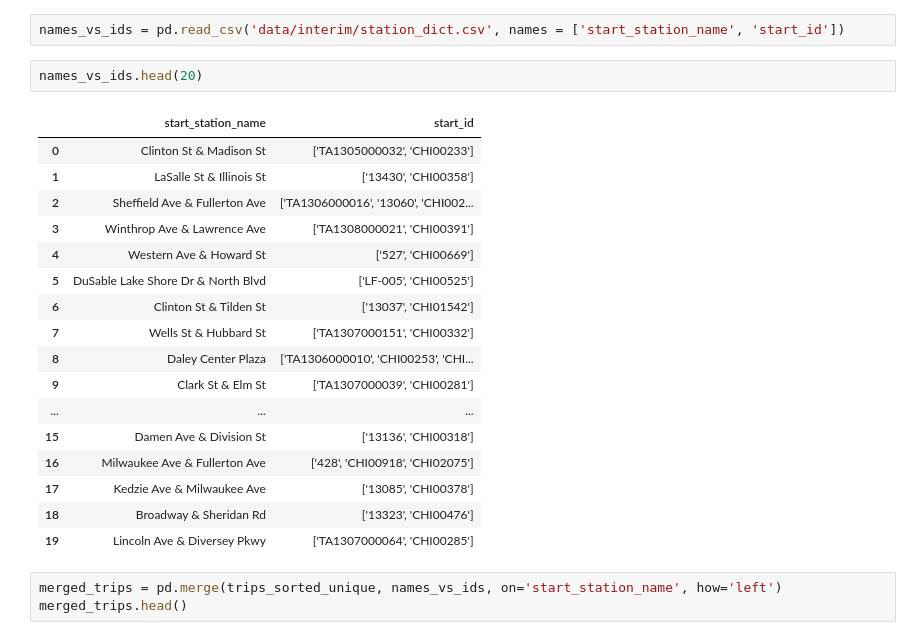
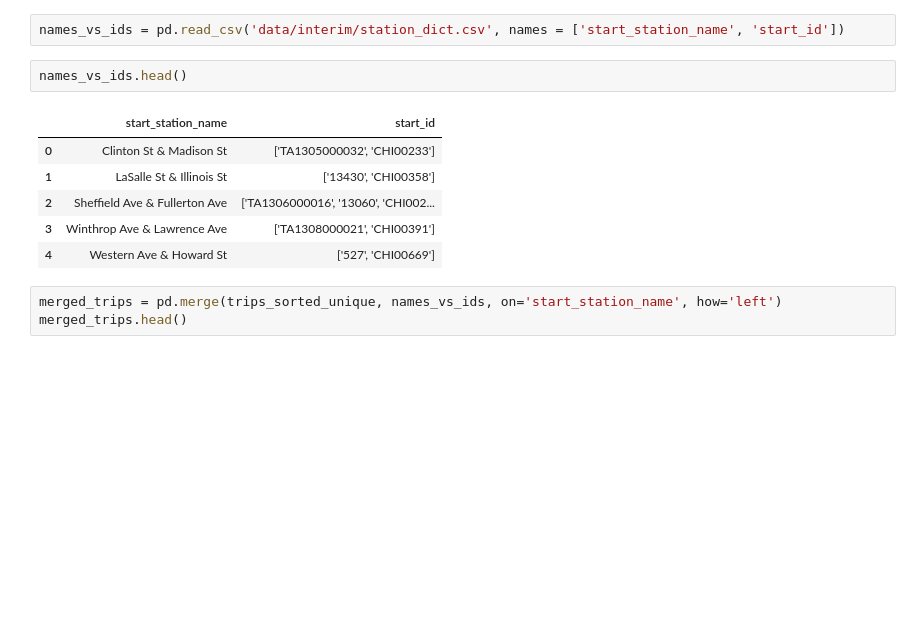
Before and after one commit to ashleyjtoth/Divvy-analysis, a Jupyter notebook: Divvy-data-wrangling.ipynb, the cells around one changed output. Drawn from its saved outputs; the diff is of its cells as text; blank space fills up the shorter version.

```diff
--- a/Divvy-data-wrangling.ipynb
+++ b/Divvy-data-wrangling.ipynb
@@ -689,25 +761,14 @@ trips_sorted_unique.head()
 # %%
 names_vs_ids = pd.read_csv('data/interim/station_dict.csv', names = ['start_station_name', 'start_id'])
 # %%
-names_vs_ids.head(20)
+names_vs_ids.head()
 # %% [output]
 |  | start_station_name | start_id |
 | 0 | Clinton St & Madison St | ['TA1305000032', 'CHI00233'] |
 | 1 | LaSalle St & Illinois St | ['13430', 'CHI00358'] |
 | 2 | Sheffield Ave & Fullerton Ave | ['TA1306000016', '13060', 'CHI002... |
 | 3 | Winthrop Ave & Lawrence Ave | ['TA1308000021', 'CHI00391'] |
 | 4 | Western Ave & Howard St | ['527', 'CHI00669'] |
-| 5 | DuSable Lake Shore Dr & North Blvd | ['LF-005', 'CHI00525'] |
-| 6 | Clinton St & Tilden St | ['13037', 'CHI01542'] |
-| 7 | Wells St & Hubbard St | ['TA1307000151', 'CHI00332'] |
-| 8 | Daley Center Plaza | ['TA1306000010', 'CHI00253', 'CHI... |
-| 9 | Clark St & Elm St | ['TA1307000039', 'CHI00281'] |
-| ... | ... | ... |
-| 15 | Damen Ave & Division St | ['13136', 'CHI00318'] |
-| 16 | Milwaukee Ave & Fullerton Ave | ['428', 'CHI00918', 'CHI02075'] |
-| 17 | Kedzie Ave & Milwaukee Ave | ['13085', 'CHI00378'] |
-| 18 | Broadway & Sheridan Rd | ['13323', 'CHI00476'] |
-| 19 | Lincoln Ave & Diversey Pkwy | ['TA1307000064', 'CHI00285'] |
 # %%
 merged_trips = pd.merge(trips_sorted_unique, names_vs_ids, on='start_station_name', how='left')
 merged_trips.head()
```
Also changed, not shown: parts of 140 cells of this notebook.
